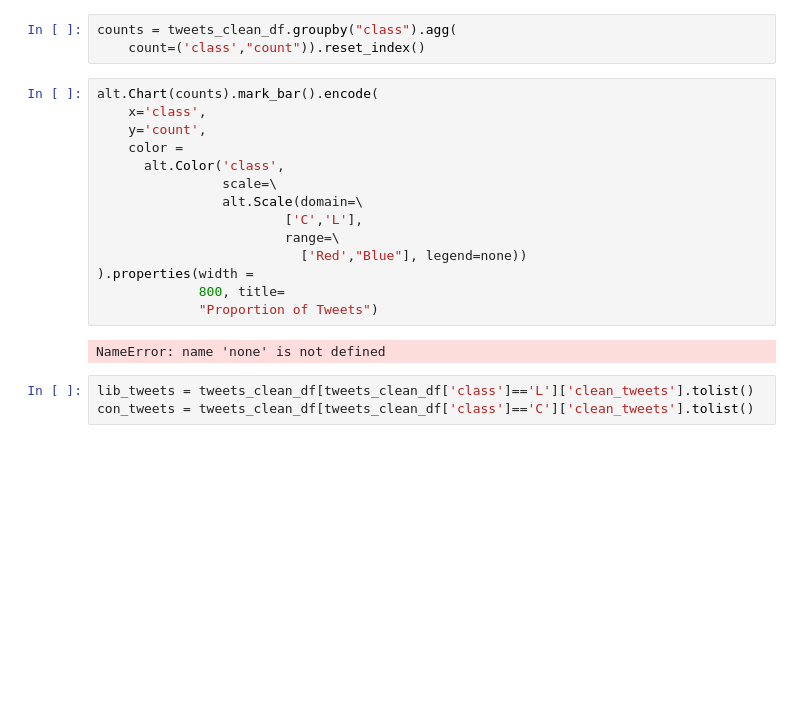
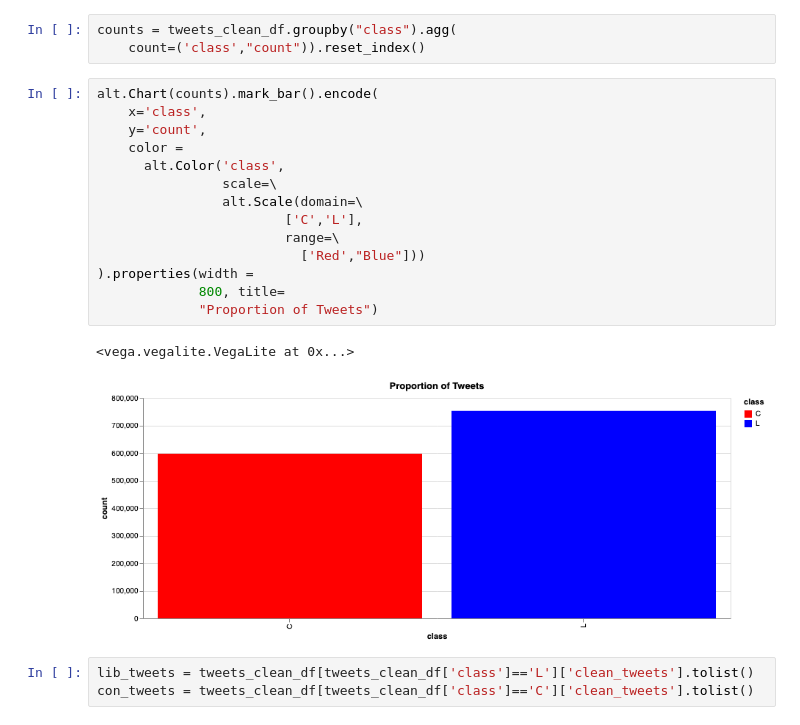
Before and after one commit to Sean-P-Carey/Regis-MSDS-Practicum-1, a Jupyter notebook: EDA.ipynb, the cells around one changed output. Cells and saved outputs as stored; diff of their text form; blank space fills up the shorter version.

Commit message:
added class plot

```diff
--- a/EDA.ipynb
+++ b/EDA.ipynb
@@ -51,19 +51,20 @@ counts = tweets_clean_df.groupby("class").agg(
 # %%
 alt.Chart(counts).mark_bar().encode(
     x='class',
     y='count',
     color =
       alt.Color('class',
                 scale=\
                 alt.Scale(domain=\
                         ['C','L'],
                         range=\
-                          ['Red',"Blue"], legend=none))
+                          ['Red',"Blue"]))
 ).properties(width =
              800, title=
              "Proportion of Tweets")
 # %% [output]
-NameError: name 'none' is not defined
+<vega.vegalite.VegaLite at 0x...>
+[figure, added]
 # %%
 lib_tweets = tweets_clean_df[tweets_clean_df['class']=='L']['clean_tweets'].tolist()
 con_tweets = tweets_clean_df[tweets_clean_df['class']=='C']['clean_tweets'].tolist()
```
